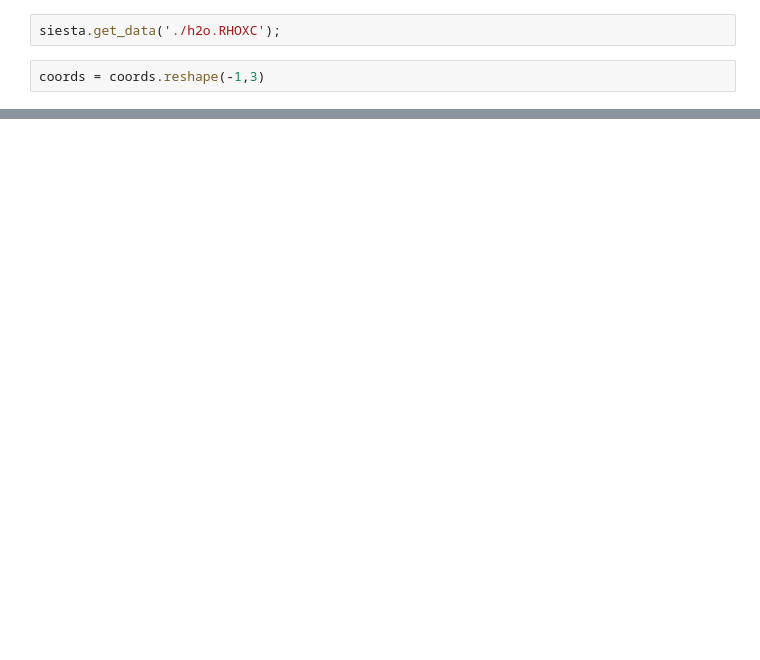
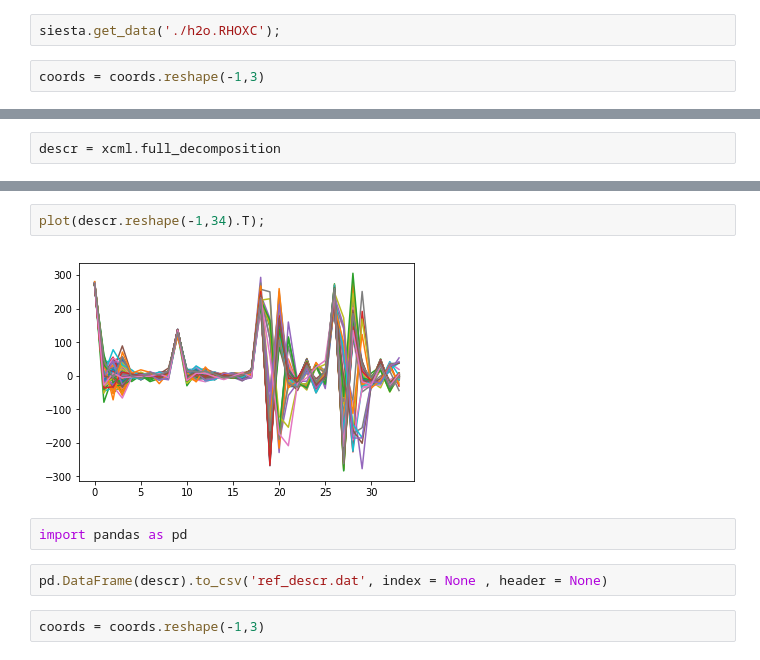
Before and after one commit to semodi/mlcf, a Jupyter notebook: load_descriptors.ipynb, the cells around one changed output, grey strips where cells are left out. Saved outputs shown, nothing was run; the diff lists cells and outputs as text; blank space fills up the shorter version.

```diff
--- a/load_descriptors.ipynb
+++ b/load_descriptors.ipynb
@@ -36,0 +84,2 @@ print(time.time() - start)
+# %%
+descr = xcml.full_decomposition
@@ -36,0 +90,10 @@ print(time.time() - start)
+# %%
+plot(descr.reshape(-1,34).T);
+# %% [output]
+[figure, added]
+# %%
+import pandas as pd
+# %%
+pd.DataFrame(descr).to_csv('ref_descr.dat', index = None , header = None)
+# %%
+coords = coords.reshape(-1,3)
```
Also changed, not shown: parts of 9 cells of this notebook, 4 other files.
